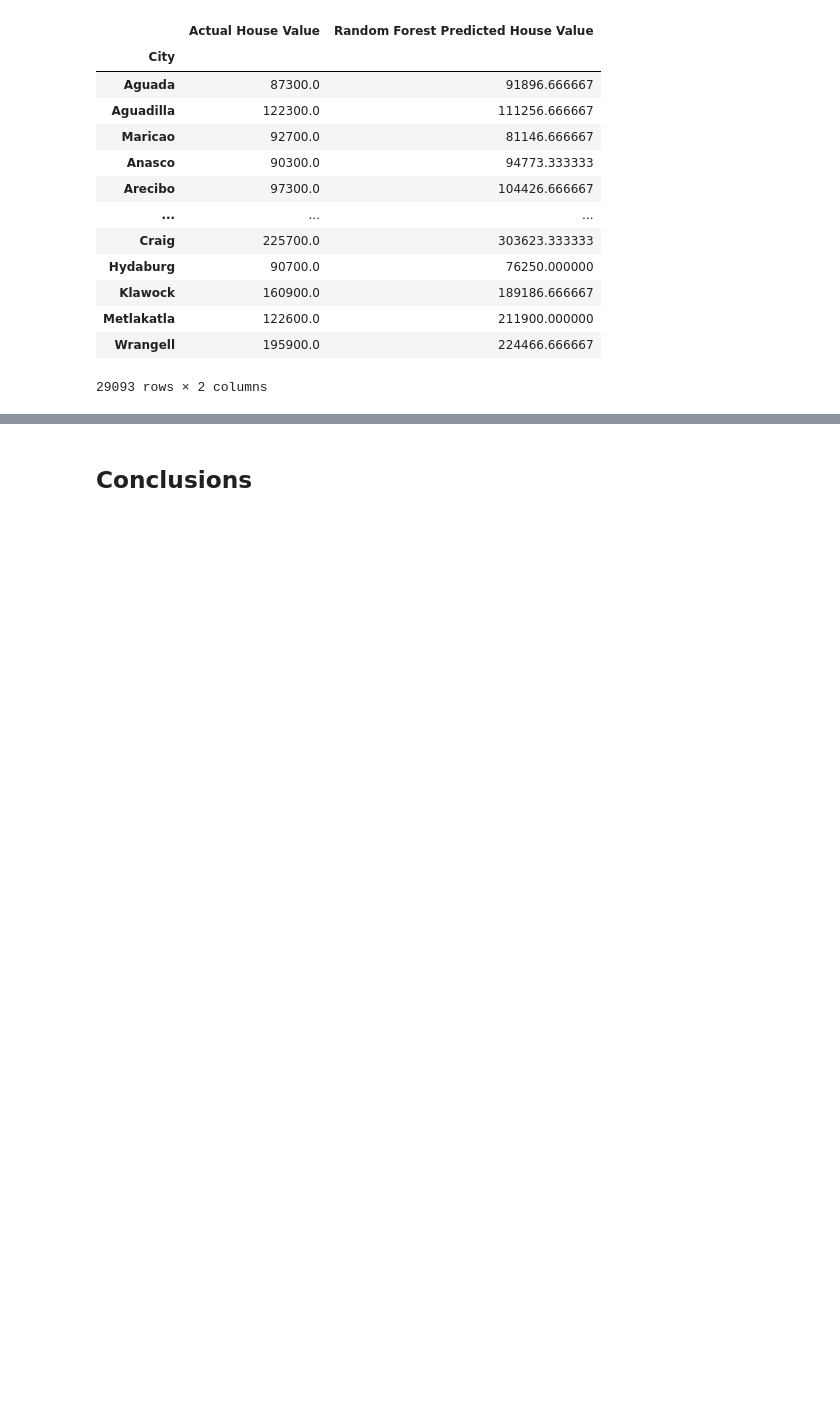
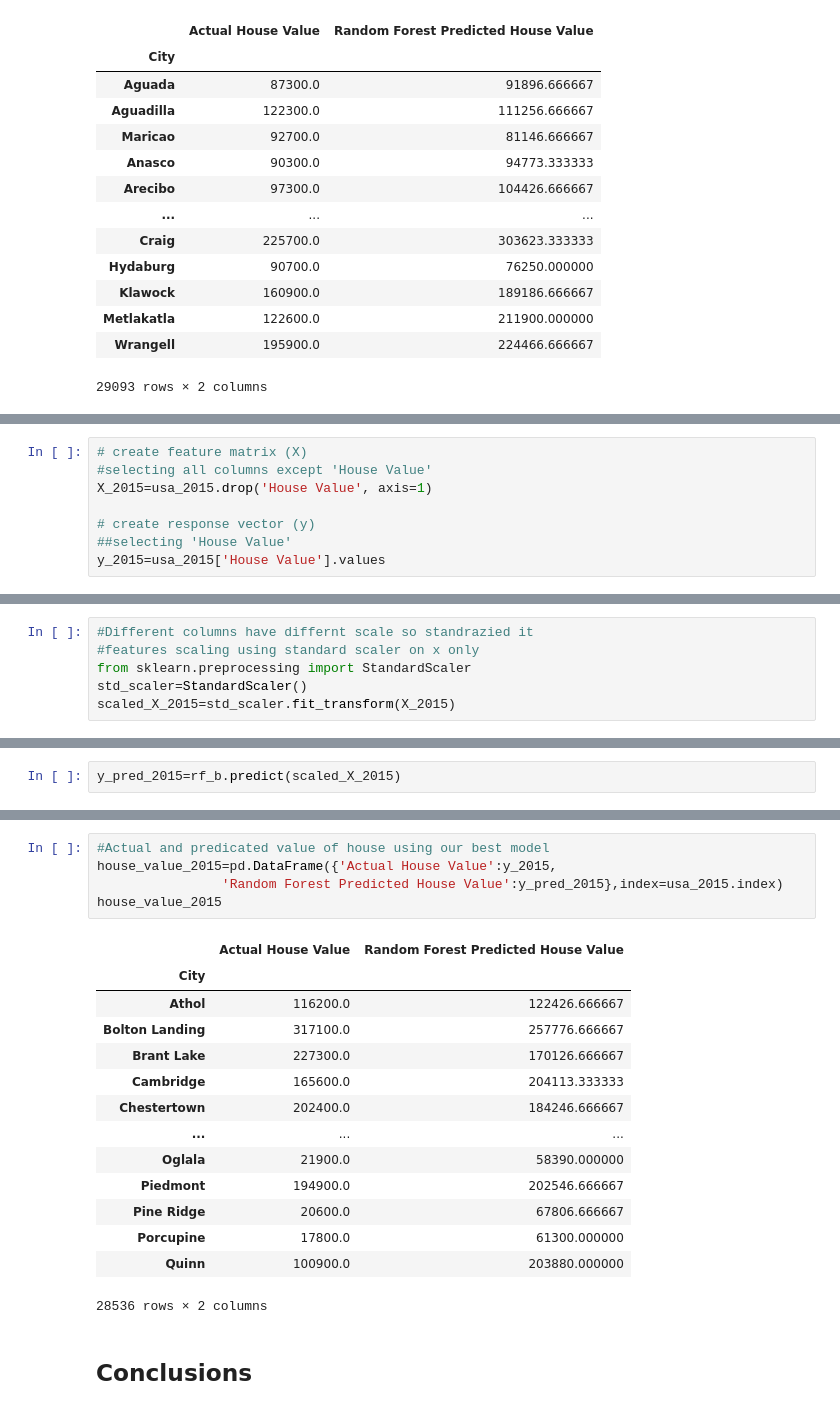
Before and after one commit to pandeysudip/housing-price, a Jupyter notebook: model_building.ipynb, the cells around one changed output, grey strips where cells are left out. Drawn from its saved outputs; the diff is of its cells as text; blank space fills up the shorter version.

```diff
--- a/model_building.ipynb
+++ b/model_building.ipynb
@@ -761,0 +793,8 @@ house_value_2017
+# %%
+# create feature matrix (X)
+#selecting all columns except 'House Value'
+X_2015=usa_2015.drop('House Value', axis=1)
+
+# create response vector (y)
+##selecting 'House Value'
+y_2015=usa_2015['House Value'].values
@@ -761,0 +803,6 @@ house_value_2017
+# %%
+#Different columns have differnt scale so standrazied it
+#features scaling using standard scaler on x only
+from sklearn.preprocessing import StandardScaler
+std_scaler=StandardScaler()
+scaled_X_2015=std_scaler.fit_transform(X_2015)
@@ -761,0 +818,2 @@ house_value_2017
+# %%
+y_pred_2015=rf_b.predict(scaled_X_2015)
@@ -762,3 +832,23 @@ house_value_2017
+# %%
+#Actual and predicated value of house using our best model
+house_value_2015=pd.DataFrame({'Actual House Value':y_2015,
+                'Random Forest Predicted House Value':y_pred_2015},index=usa_2015.index)
+house_value_2015
+# %% [output]
+|  | Actual House Value | Random Forest Predicted House Value |
+| City |  |  |
+| Athol | 116200.0 | 122426.666667 |
+| Bolton Landing | 317100.0 | 257776.666667 |
+| Brant Lake | 227300.0 | 170126.666667 |
+| Cambridge | 165600.0 | 204113.333333 |
+| Chestertown | 202400.0 | 184246.666667 |
+| ... | ... | ... |
+| Oglala | 21900.0 | 58390.000000 |
+| Piedmont | 194900.0 | 202546.666667 |
+| Pine Ridge | 20600.0 | 67806.666667 |
+| Porcupine | 17800.0 | 61300.000000 |
+| Quinn | 100900.0 | 203880.000000 |
+28536 rows × 2 columns
 # %% [markdown]
 ## Conclusions
 # %% [markdown]
```
Also changed, not shown: parts of 11 cells of this notebook, 1 other file.
